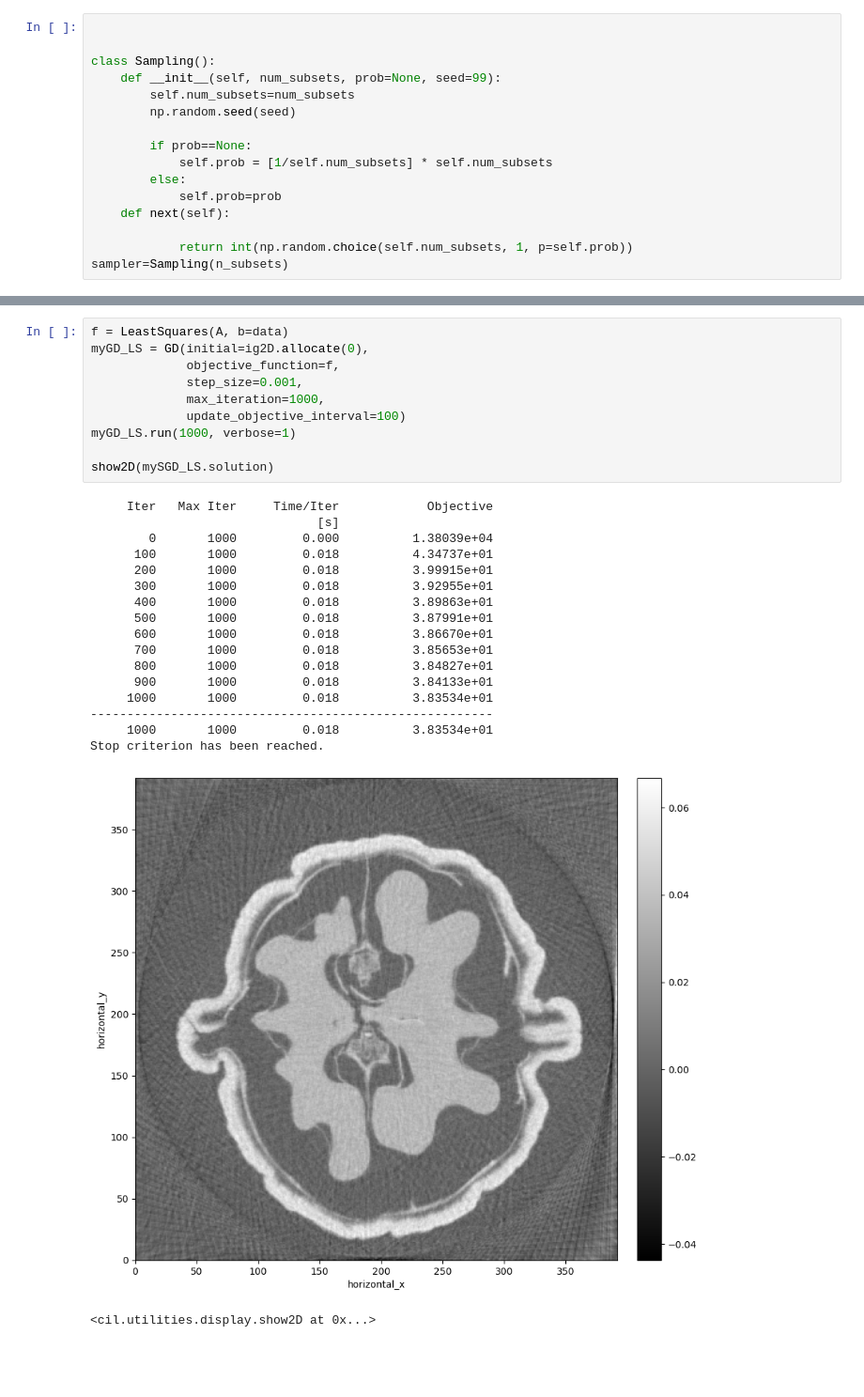
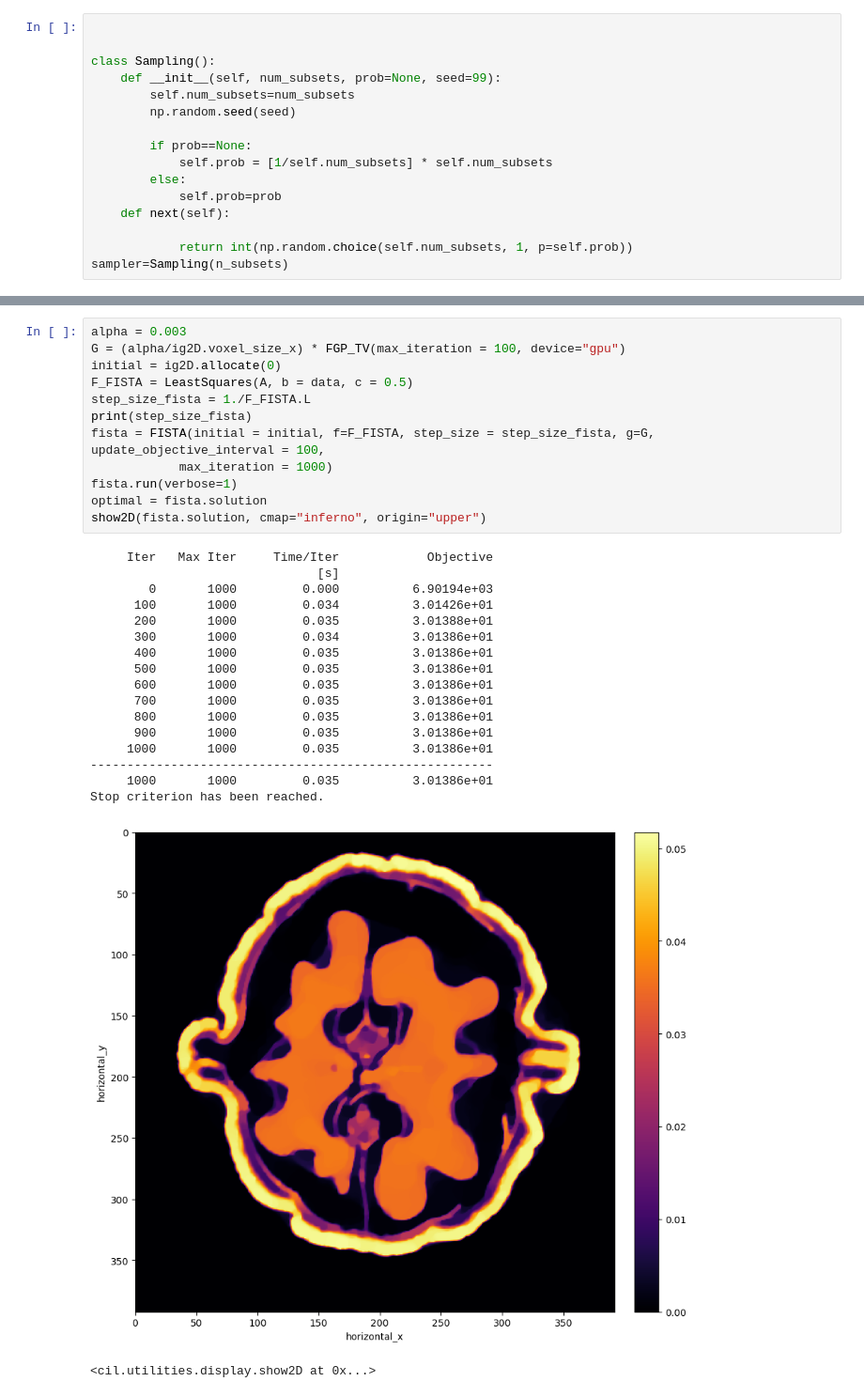
Before and after one commit to MargaretDuff/cil_test_notebooks, a Jupyter notebook: stochastic_gradients/test_SGD.ipynb, the cells around one changed output, grey strips where cells are left out. Shown at 94% size. Cells and saved outputs as stored; diff of their text form; blank space fills up the shorter version.

Commit message:
Fista testing SGD

```diff
--- a/stochastic_gradients/test_SGD.ipynb
+++ b/stochastic_gradients/test_SGD.ipynb
@@ -192,29 +192,31 @@ Stop criterion has been reached.
-# %%
-f = LeastSquares(A, b=data)
-myGD_LS = GD(initial=ig2D.allocate(0),
-             objective_function=f,
-             step_size=0.001,
-             max_iteration=1000,
-             update_objective_interval=100)
-myGD_LS.run(1000, verbose=1)
-
-show2D(mySGD_LS.solution)
-# %% [output]
-     Iter   Max Iter     Time/Iter            Objective
-                               [s]
-        0       1000         0.000          1.38039e+04
-      100       1000         0.018          4.34737e+01
-      200       1000         0.018          3.99915e+01
-      300       1000         0.018          3.92955e+01
-      400       1000         0.018          3.89863e+01
-      500       1000         0.018          3.87991e+01
-      600       1000         0.018          3.86670e+01
-      700       1000         0.018          3.85653e+01
-      800       1000         0.018          3.84827e+01
-      900       1000         0.018          3.84133e+01
-     1000       1000         0.018          3.83534e+01
--------------------------------------------------------
-     1000       1000         0.018          3.83534e+01
-Stop criterion has been reached.
-[figure, removed]
-<cil.utilities.display.show2D at 0x...>
+# %%
+alpha = 0.003
+G = (alpha/ig2D.voxel_size_x) * FGP_TV(max_iteration = 100, device="gpu")
+initial = ig2D.allocate(0)
+F_FISTA = LeastSquares(A, b = data, c = 0.5)
+step_size_fista = 1./F_FISTA.L
+print(step_size_fista)
+fista = FISTA(initial = initial, f=F_FISTA, step_size = step_size_fista, g=G, update_objective_interval = 100,
+            max_iteration = 1000)
+fista.run(verbose=1)
+optimal = fista.solution
+show2D(fista.solution, cmap="inferno", origin="upper")
+# %% [output]
+     Iter   Max Iter     Time/Iter            Objective
+                               [s]
+        0       1000         0.000          6.90194e+03
+      100       1000         0.034          3.01426e+01
+      200       1000         0.035          3.01388e+01
+      300       1000         0.034          3.01386e+01
+      400       1000         0.035          3.01386e+01
+      500       1000         0.035          3.01386e+01
+      600       1000         0.035          3.01386e+01
+      700       1000         0.035          3.01386e+01
+      800       1000         0.035          3.01386e+01
+      900       1000         0.035          3.01386e+01
+     1000       1000         0.035          3.01386e+01
+-------------------------------------------------------
+     1000       1000         0.035          3.01386e+01
+Stop criterion has been reached.
+[figure, added]
+<cil.utilities.display.show2D at 0x...>
```
Also changed, not shown: parts of 8 cells of this notebook.
